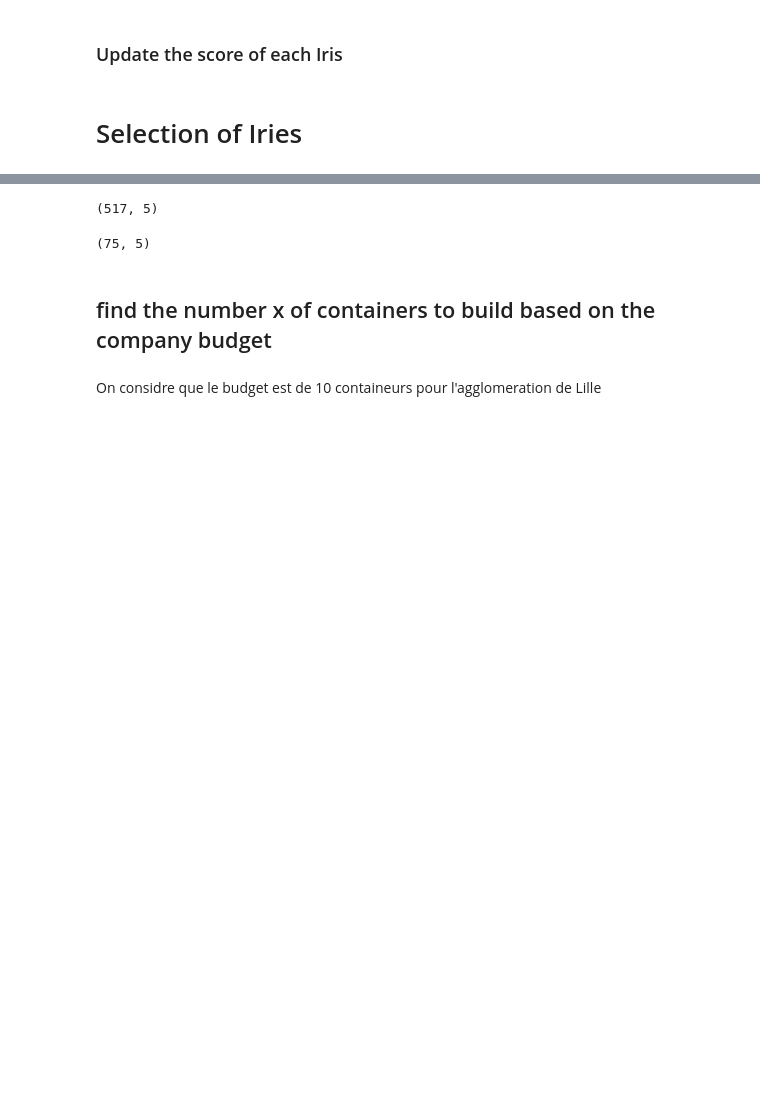
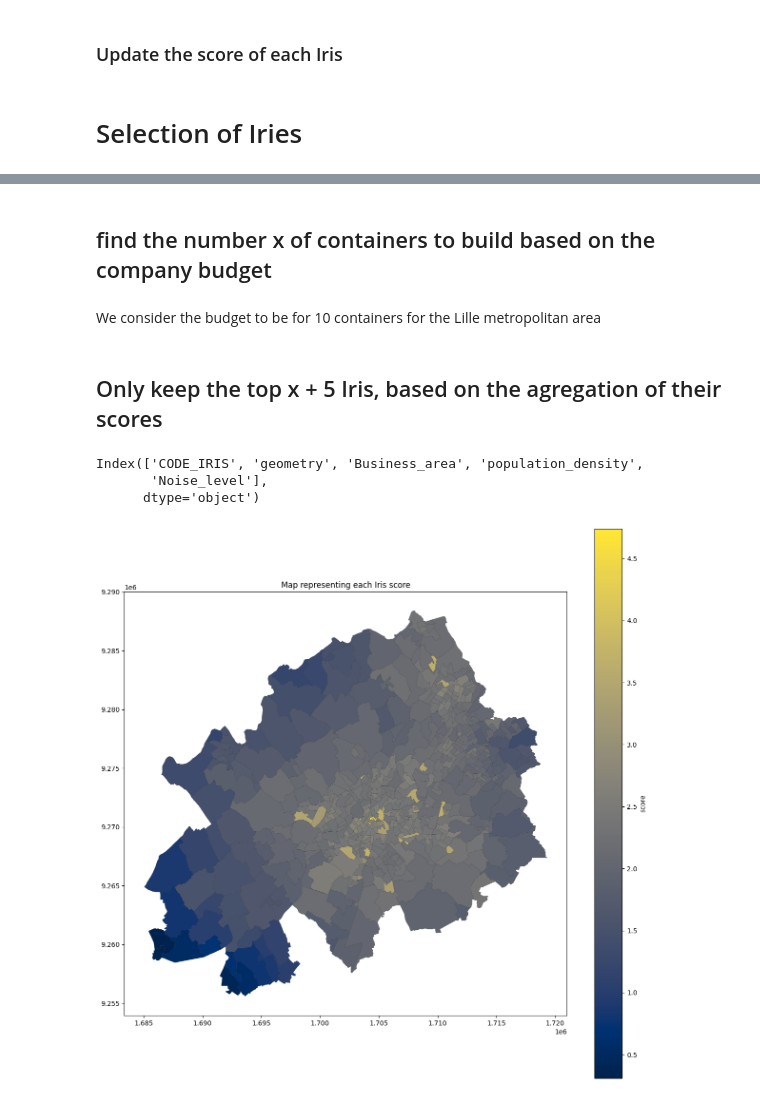
Before and after one commit to nvengeon/DataAnalysis, a Jupyter notebook: Data_aanalysis_Vengeon_李想_徐振毅.ipynb, the cells around one changed output, grey strips where cells are left out. Drawn from its saved outputs; the diff is of its cells as text; code cells hidden in the pictures; blank space fills up the shorter version.

```diff
--- a/Data_aanalysis_Vengeon_李想_徐振毅.ipynb
+++ b/Data_aanalysis_Vengeon_李想_徐振毅.ipynb
@@ -156,7 +156,7 @@ plt.show()
 # %% [markdown]
 ### Update the score of each Iris
 # %%
-scoreDf['Business_area'] = lilleMetropolis['Business_area_gradient']
+scoreDf['Business_area'] = lilleMetropolis['Business_area']
 # %% [markdown]
 # Assigning a score to each iris based on their population density
 # %%
@@ -200,11 +196,4 @@ we spare the quiet zones
-# %%
-print(scoreDf.shape)
-IrisSelection = scoreDf[scoreDf['Noise_level'] > 0.1]
-IrisSelection.shape
-# %% [output]
-(517, 5)
-(75, 5)
 # %% [markdown]
 ## find the number x of containers to build based on the company budget
 # %% [markdown]
-On considre que le budget est de 10 containeurs pour l'agglomeration de Lille
+We consider the budget to be for 10 containers for the Lille metropolitan area
@@ -210,0 +202,31 @@ On considre que le budget est de 10 containeurs pour l'agglomeration de Lille
+# %% [markdown]
+## Only keep the top x + 5 Iris, based on the agregation of their scores
+# %%
+scoreDf.columns
+# %% [output]
+Index(['CODE_IRIS', 'geometry', 'Business_area', 'population_density',
+       'Noise_level'],
+      dtype='object')
+# %%
+IrisSelection['final_score'] = scoreDf['population_density'] +  3* scoreDf['Business_area'] + scoreDf['Noise_level']
+# %%
+
+# Set up the colormap
+cmap = 'cividis'
+norm = Normalize(vmin=IrisSelection['final_score'].min(),
+                 vmax=IrisSelection['final_score'].max())
+sm = ScalarMappable(cmap=cmap, norm=norm)
+
+# Plot the GeoDataFrame with a gradient of color
+ax = lilleMetropolis.plot(color='white',edgecolor='black',linewidth=0.1,figsize=(15,15))
+
+IrisSelection.plot(column='final_score', cmap=cmap, linewidth=0.1, edgecolor='black',
+                     legend=False, ax=ax)
+
+# Add colorbar
+cbar = plt.colorbar(sm, ax=ax, orientation='vertical', label='score')
+ax.set_title('Map representing each Iris score')
+
+plt.show()
+# %% [output]
+[figure, added]
```
Also changed, not shown: parts of 10 cells of this notebook.
